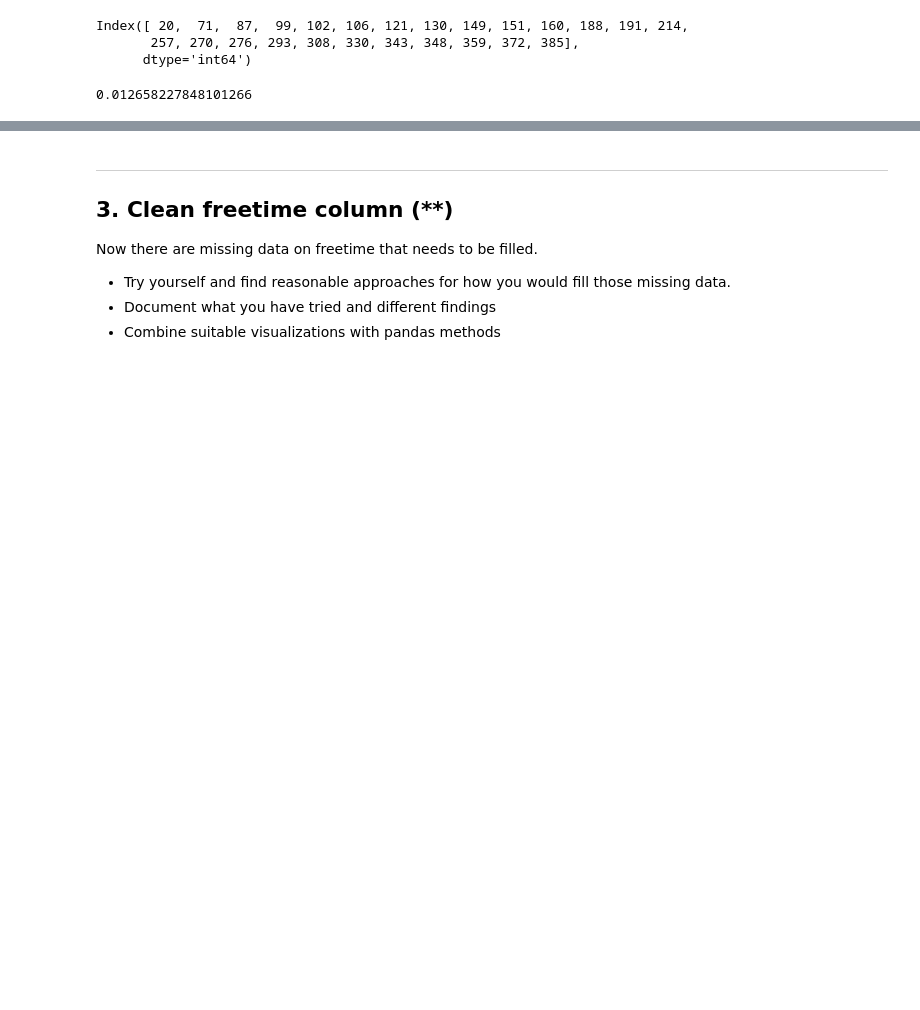
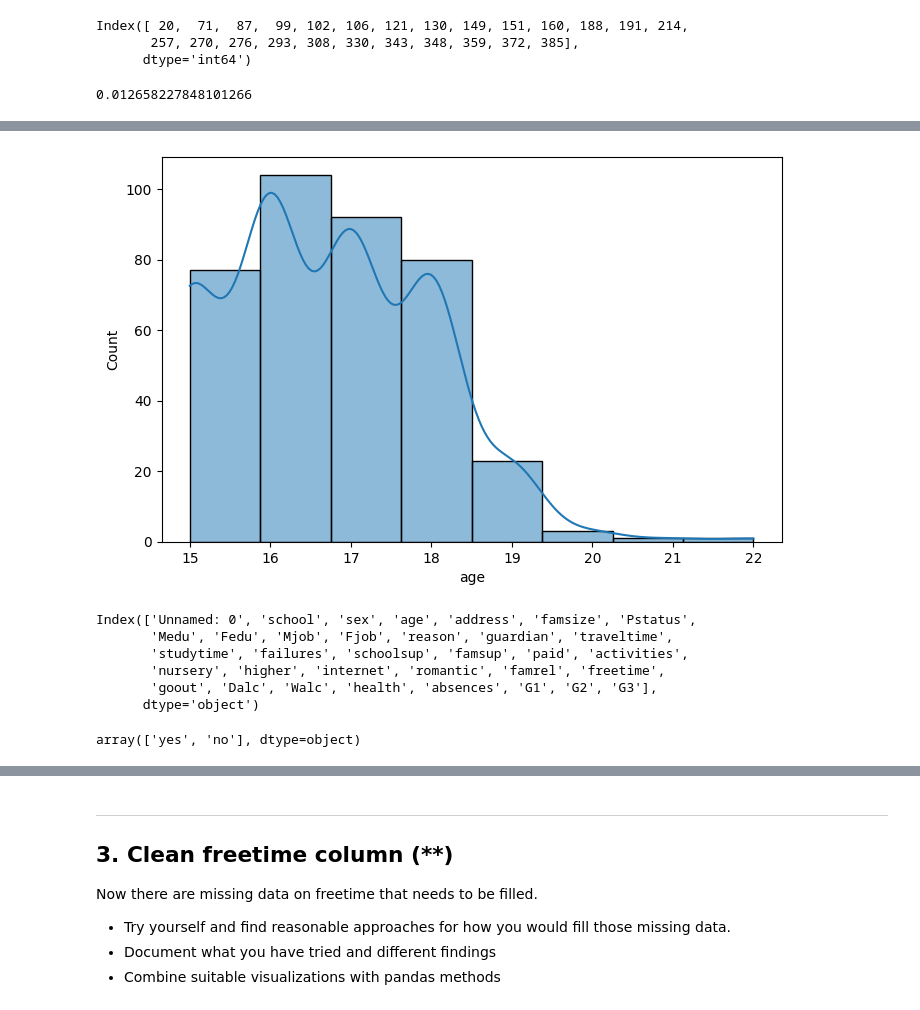
Before and after one commit to Cederlid/databehandling, a Jupyter notebook: exercises/E2_missing_aggregation.ipynb, the cells around one changed output, grey strips where cells are left out. Cells and saved outputs as stored; diff of their text form; code cells hidden in the pictures; blank space fills up the shorter version.

```diff
--- a/exercises/E2_missing_aggregation.ipynb
+++ b/exercises/E2_missing_aggregation.ipynb
@@ -310,0 +339,25 @@ g)
+# %%
+# b
+plt.figure(figsize=(8,5))
+sns.histplot(student_df["age"], bins=8, kde=True)
+plt.title("Histogram of age")
+plt.show()
+# %% [output]
+[figure, added]
+# %%
+# c
+
+student_df.columns
+# %% [output]
+Index(['Unnamed: 0', 'school', 'sex', 'age', 'address', 'famsize', 'Pstatus',
+       'Medu', 'Fedu', 'Mjob', 'Fjob', 'reason', 'guardian', 'traveltime',
+       'studytime', 'failures', 'schoolsup', 'famsup', 'paid', 'activities',
+       'nursery', 'higher', 'internet', 'romantic', 'famrel', 'freetime',
+       'goout', 'Dalc', 'Walc', 'health', 'absences', 'G1', 'G2', 'G3'],
+      dtype='object')
+# %%
+# d
+
+student_df["higher"].unique()
+# %% [output]
+array(['yes', 'no'], dtype=object)
```
Also changed, not shown: parts of 6 cells of this notebook, 1 other file.
